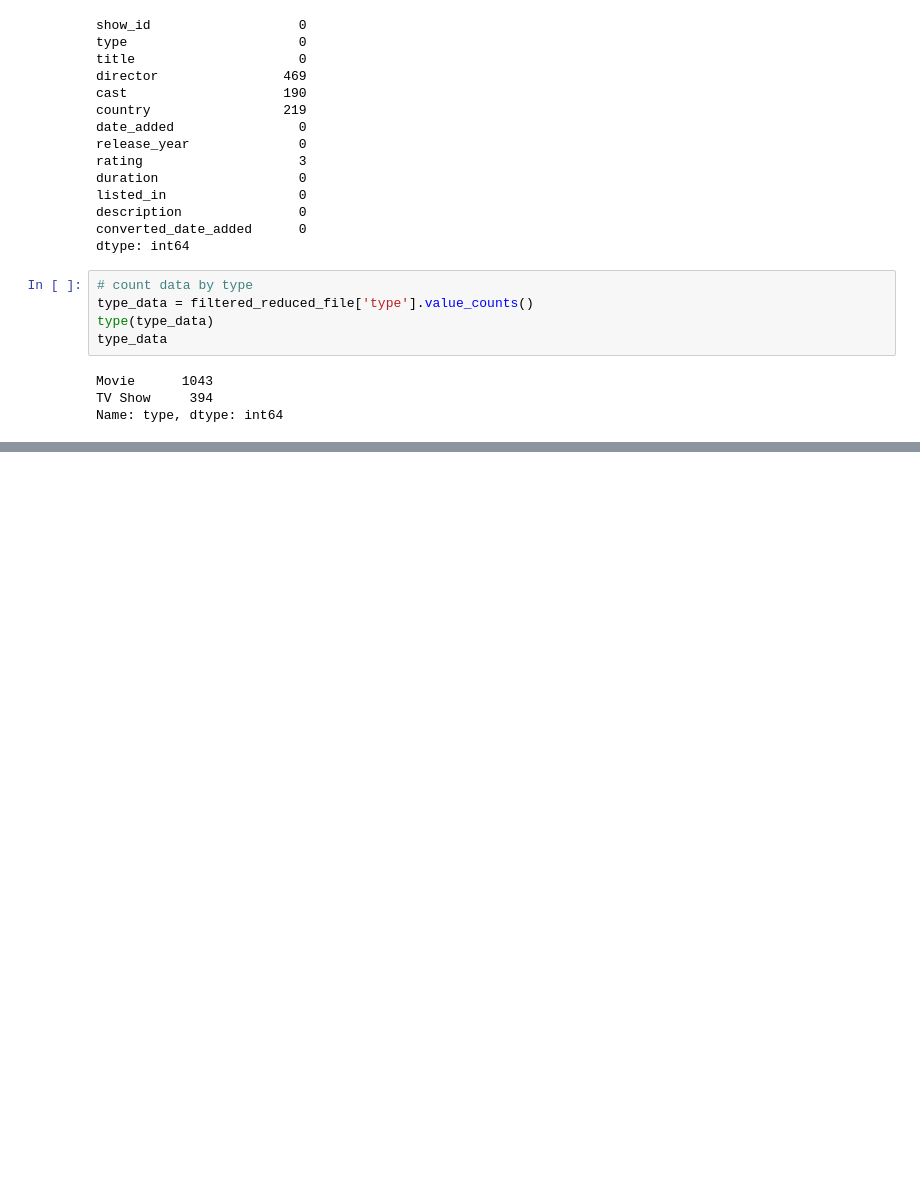
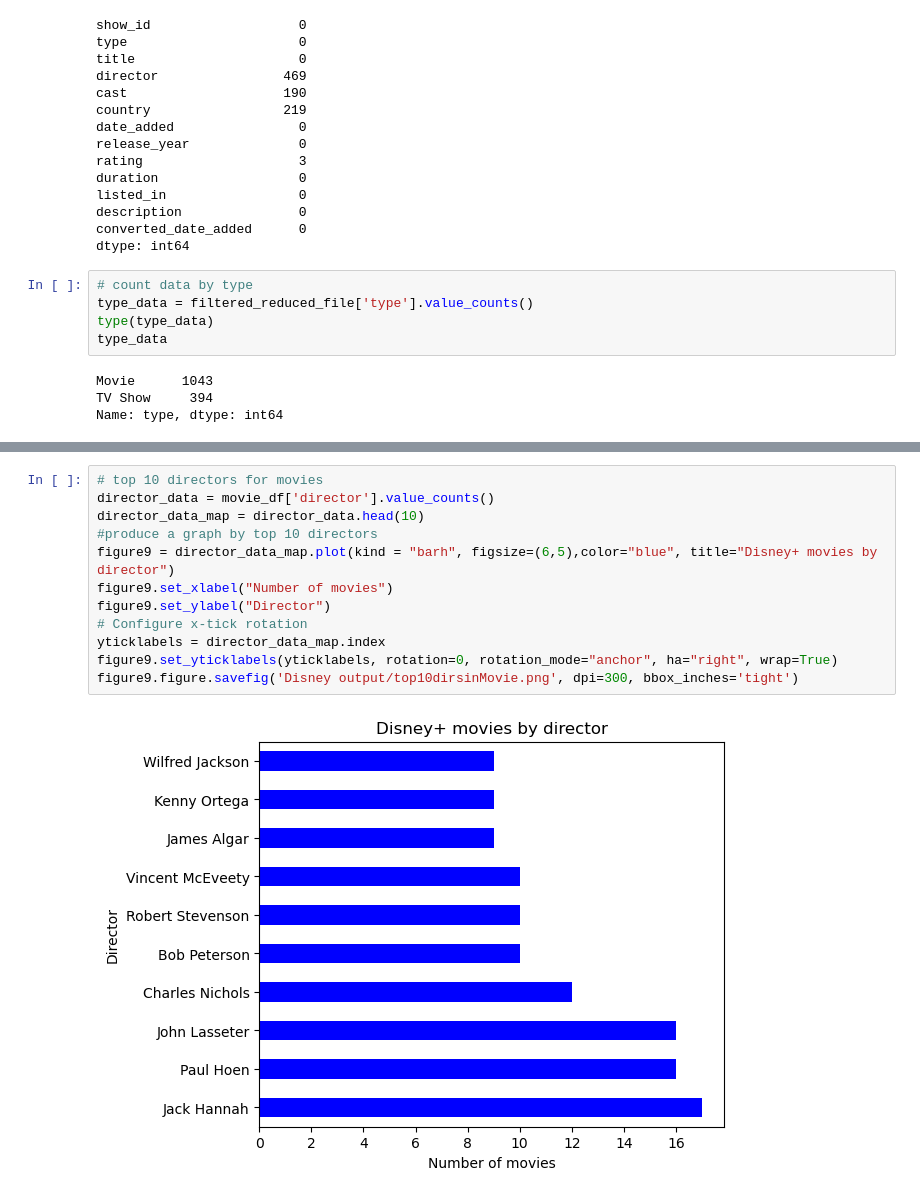
Before and after one commit to Frankr22/Streaming-Services-Comparison-Netflix-vs.-Disney, a Jupyter notebook: disneyplus_analysis.ipynb, the cells around one changed output, grey strips where cells are left out. Saved outputs shown, nothing was run; the diff lists cells and outputs as text; blank space fills up the shorter version.

```diff
--- a/disneyplus_analysis.ipynb
+++ b/disneyplus_analysis.ipynb
@@ -322,0 +318,14 @@ figure8.set_xticklabels(xticklabels, rotation=45, rotation_mode="anchor", ha="ri
+# %%
+# top 10 directors for movies
+director_data = movie_df['director'].value_counts()
+director_data_map = director_data.head(10)
+#produce a graph by top 10 directors
+figure9 = director_data_map.plot(kind = "barh", figsize=(6,5),color="blue", title="Disney+ movies by director")
+figure9.set_xlabel("Number of movies")
+figure9.set_ylabel("Director")
+# Configure x-tick rotation
+yticklabels = director_data_map.index
+figure9.set_yticklabels(yticklabels, rotation=0, rotation_mode="anchor", ha="right", wrap=True)
+figure9.figure.savefig('Disney output/top10dirsinMovie.png', dpi=300, bbox_inches='tight')
+# %% [output]
+[figure, added]
```
Also changed, not shown: parts of 16 cells of this notebook, 14 other files.
